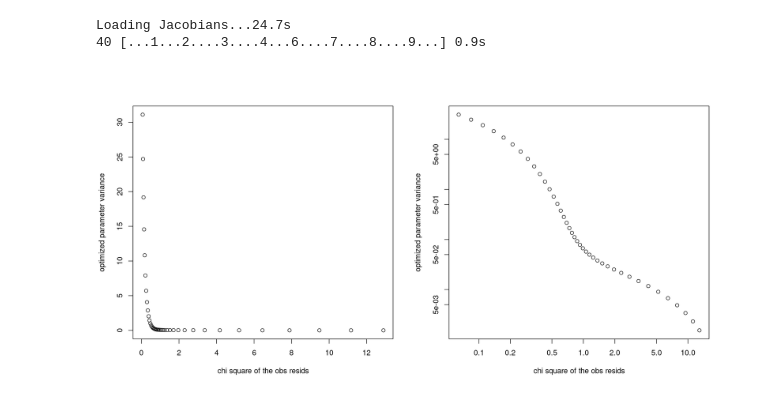
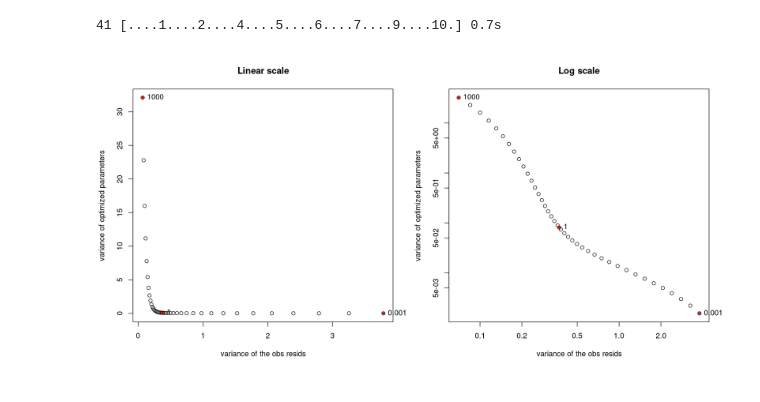
Before and after one commit to AgilentGCMS/ssim-ghg-2024, a Jupyter notebook: EnKF/L-curve/lcurve.ipynb, the cells around one changed output. Cells and saved outputs as stored; diff of their text form; code cells hidden in the pictures.

```diff
--- a/EnKF/L-curve/lcurve.ipynb
+++ b/EnKF/L-curve/lcurve.ipynb
@@ -23,43 +27,48 @@ source("../tools/progress.bar.r")
 source("../tools/find.indir.r")
 indir <- find.indir()
 
-alphas <-10^seq(-3,3,length.out=40)
+# explicitly include 1.0 since for this artificial
+# case, it is the perfect configuration
+alphas <-unique(sort(c(1,10^seq(-3,3,length.out=40))))
 
 nalphas <- length(alphas)
-chi2.resids <- matrix(NA,nrow=1,ncol=nalphas)
-chi2.flux <- matrix(NA,nrow=1,ncol=nalphas)
+
+# allocate storage for results
+var.resids <- matrix(NA,nrow=1,ncol=nalphas)
 var.flux <- matrix(NA,nrow=1,ncol=nalphas)
 
 # Load sensitivity matrices (Jacobians)
-t0 <- proc.time()[3]
-cat("Loading Jacobians...")
-load(file.path(indir,"inversion_examples/jacobians/trunc_full_jacob_030624_with_dimnames_sib4_4x5_mask.rda"))
-load(file.path(indir,"inversion_examples/jacobians/jacob_bgd_021624.rda"))
-H <- jacob*(12/44) # Andrew reports units conversion needed
-H_fixed <- jacob_bgd[,c(2,3)]
-rm(jacob,jacob_bgd)
-H.orig <- list()
-H.orig$H <- H
-H.orig$H_fixed <- H_fixed
-cat(sprintf('%.1fs\n',proc.time()[3]-t0))
+if(!exists("H.orig")) {
+    t0 <- proc.time()[3]
+    cat("Loading Jacobians...")
+    H.orig <- list()
+    load(file.path(indir,"inversion_examples/jacobians/trunc_full_jacob_030624_with_dimnames_sib4_4x5_mask.rda"))
+    load(file.path(indir,"inversion_examples/jacobians/jacob_bgd_021624.rda"))
+    H.orig$H <- jacob*(12/44) # Andrew reports units conversion needed
+    H.orig$H_fixed <- jacob_bgd[,c(2,3)]
+    rm(jacob,jacob_bgd)
+    cat(sprintf('%.1fs\n',proc.time()[3]-t0))
+}
 
-nobs <- dim(H)[1]
+nobs <- dim(H.orig$H)[1]
 
-# One question often asked is what happens if we get the MDM
-# wrong. You can check that below, by changing Szd.assumed to be
-# different from Szd.actual.
 Szd.actual <- rep(0.5,nobs) # variance in ppm^2
-#Szd.assumed <- rep(0.1,nobs) # variance in ppm^2
 Szd.assumed <- Szd.actual
 
 nparms <- 22*24 # 22 regions, 24 months
 
+# Real covariance of unknowns
 Sx <- diag(rep(1,nparms))
+
+# The generate_ensemble() function just chooses nmemb samples from
+# the multivariate normal distribution with covariance Sx and mean 0.
+# We repurpose this to choose a random truth condition here.
 truth_condition <- generate_ensemble(Sx=Sx,nmemb=1)
 dim(truth_condition) <- c(nparms,1)
 
-nobs <- dim(H)[1]
-obs <- simulate_observed(H=H, x=truth_condition,H_fixed=H_fixed,Szd=Szd.actual)
+
+# Perturbed observations (because Szd is supplied)
+obs <- simulate_observed(H=H.orig$H, x=truth_condition, H_fixed=H.orig$H_fixed, Szd=Szd.actual)
 dim(obs) <- c(nobs,1)
 
 # Restrict to nobs randomly sampled subset of measurements. Could use
@@ -80,37 +89,42 @@ obs_fixed <- apply(H_fixed,c(1),sum)
 
 pb <- progress.bar.start(nalphas)
 
 ialpha <- 0
 for (alpha in alphas) {
   ialpha <- ialpha + 1
 
   Sx.prior <- alpha*Sx
   x.prior <- rep(0,nparms)
 
 
   # Kalman filter measurement update
   kf <- kf_meas_update(x=x.prior,Sx=Sx.prior,H=H,z=obs-obs_fixed,
                        Sz=diag(Szd.assumed))
 
   dobs <- matrix(simulate_observed(H=H, x=kf$x,H_fixed=H_fixed) - obs,nrow=nobs,ncol=1)
   dx <- matrix(kf$x - x.prior,nrow=nparms,ncol=1)
 
-  chi2.resids[ialpha] <- (1/nobs) * t(dobs) %*% solve(diag(Szd.assumed)) %*% dobs
-  chi2.flux[ialpha] <- (1/nparms) * t(dx) %*% solve(Sx.prior) %*% dx
+  var.resids[ialpha] <- var(as.vector(dobs))
   var.flux[ialpha] <- var(as.vector(kf$x))
 
   pb <- progress.bar.print(pb,ialpha)
 } # alpha
 
 progress.bar.end(pb)
 
 # save(chi2.resids,chi2.flux,var.flux,alphas,file="lcurve.rda")
 
 options(jupyter.plot_scale=1,repr.plot.height=7,repr.plot.width=14)
 layout(matrix(1:2,nrow=1))
-plot(chi2.resids, var.flux,xlab="chi square of the obs resids",ylab="optimized parameter variance")
-plot(chi2.resids, var.flux,xlab="chi square of the obs resids",ylab="optimized parameter variance",log='xy')
+
+lx <- c(which.min(alphas),which(alphas==1),which.max(alphas))
+plot(x=var.resids, y=var.flux,xlab="variance of the obs resids",ylab="variance of optimized parameters",main="Linear scale")
+points(x=var.resids[lx], y=var.flux[lx],pch=20,col='red')
+text(x=var.resids[lx], y=var.flux[lx],labels=alphas[lx],pos=4,xpd=NA)
+
+plot(x=var.resids, y=var.flux,xlab="variance of the obs resids",ylab="variance of optimized parameters",log='xy',main="Log scale")
+text(x=var.resids[lx], y=var.flux[lx],labels=alphas[lx],pos=4,xpd=NA)
+points(x=var.resids[lx], y=var.flux[lx],pch=20,col='red')
 # %% [output]
-Loading Jacobians...24.7s
-40 [...1...2....3....4...6....7....8....9...] 0.9s
+41 [....1....2....4....5....6....7....9....10.] 0.7s
-[figure, old version]
+[figure, new version]
```
Also changed, not shown: parts of 1 cell of this notebook, 1 other file.
